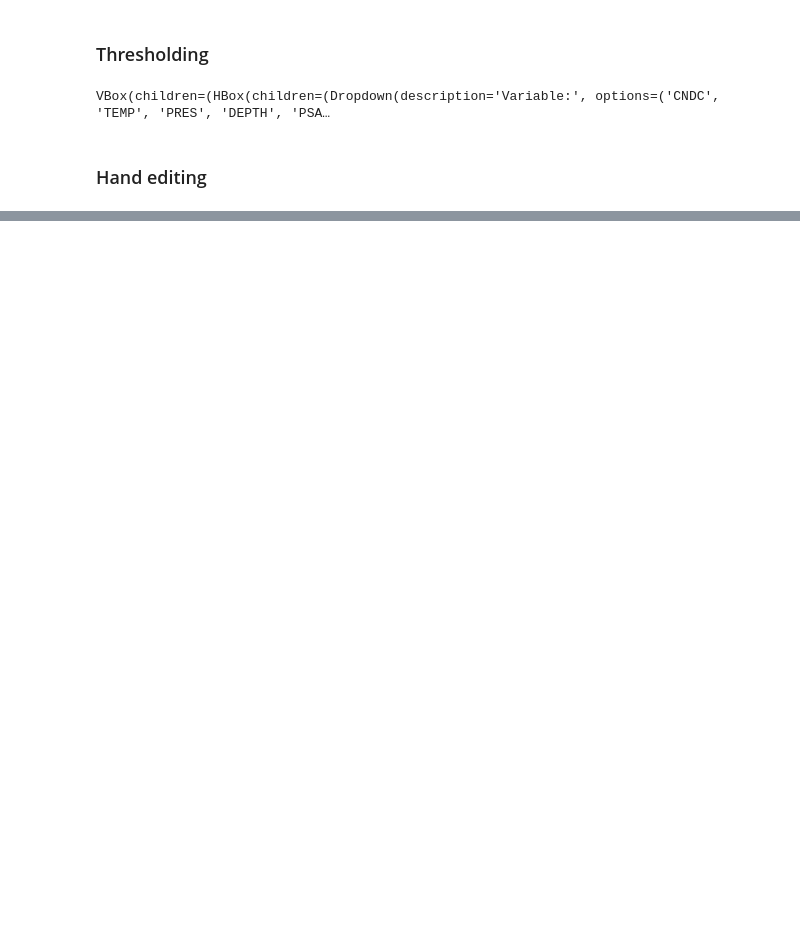
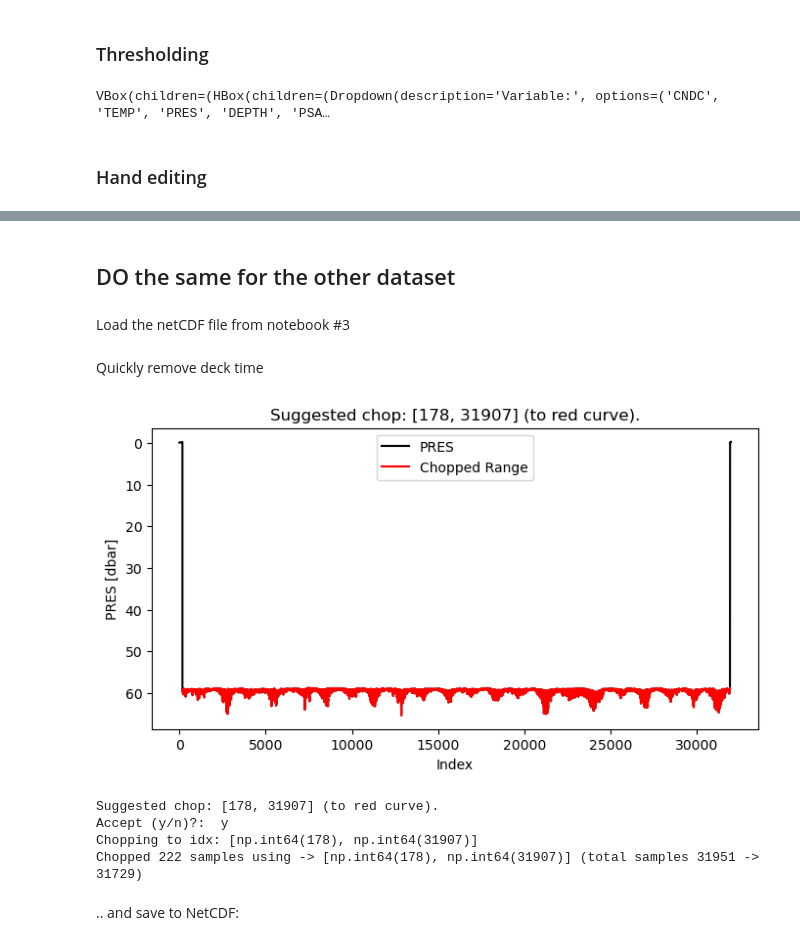
Before and after one commit to oyvfoss/hiaoos_edu, a Jupyter notebook: notebooks/ctd_moored_time_series/04_post_proc_qc_deck_time_outliers.ipynb, the cells around one changed output, grey strips where cells are left out. Cells and saved outputs as stored; diff of their text form; code cells hidden in the pictures; blank space fills up the shorter version.

```diff
--- a/notebooks/ctd_moored_time_series/04_post_proc_qc_deck_time_outliers.ipynb
+++ b/notebooks/ctd_moored_time_series/04_post_proc_qc_deck_time_outliers.ipynb
@@ -161,0 +171,18 @@ VBox(children=(HBox(children=(Button(description='Exit and apply to PSAL', layou
+# %% [markdown]
+## DO the same for the other dataset
+# %% [markdown]
+Load the netCDF file from notebook #3
+# %%
+ds = moored.load_nc('../../data/moored_CTD_test_data/intermediate_data/AT200_21_22_SBE37_20773_49m_from_raw.nc')
+# %% [markdown]
+Quickly remove deck time
+# %%
+ds = moored.chop_deck(ds,)
+# %% [output]
+[figure, added]
+Suggested chop: [178, 31907] (to red curve).
+Accept (y/n)?:  y
+Chopping to idx: [np.int64(178), np.int64(31907)]
+Chopped 222 samples using -> [np.int64(178), np.int64(31907)] (total samples 31951 -> 31729)
+# %% [markdown]
+.. and save to NetCDF:
```
Also changed, not shown: parts of 27 cells of this notebook, 19 other files.
